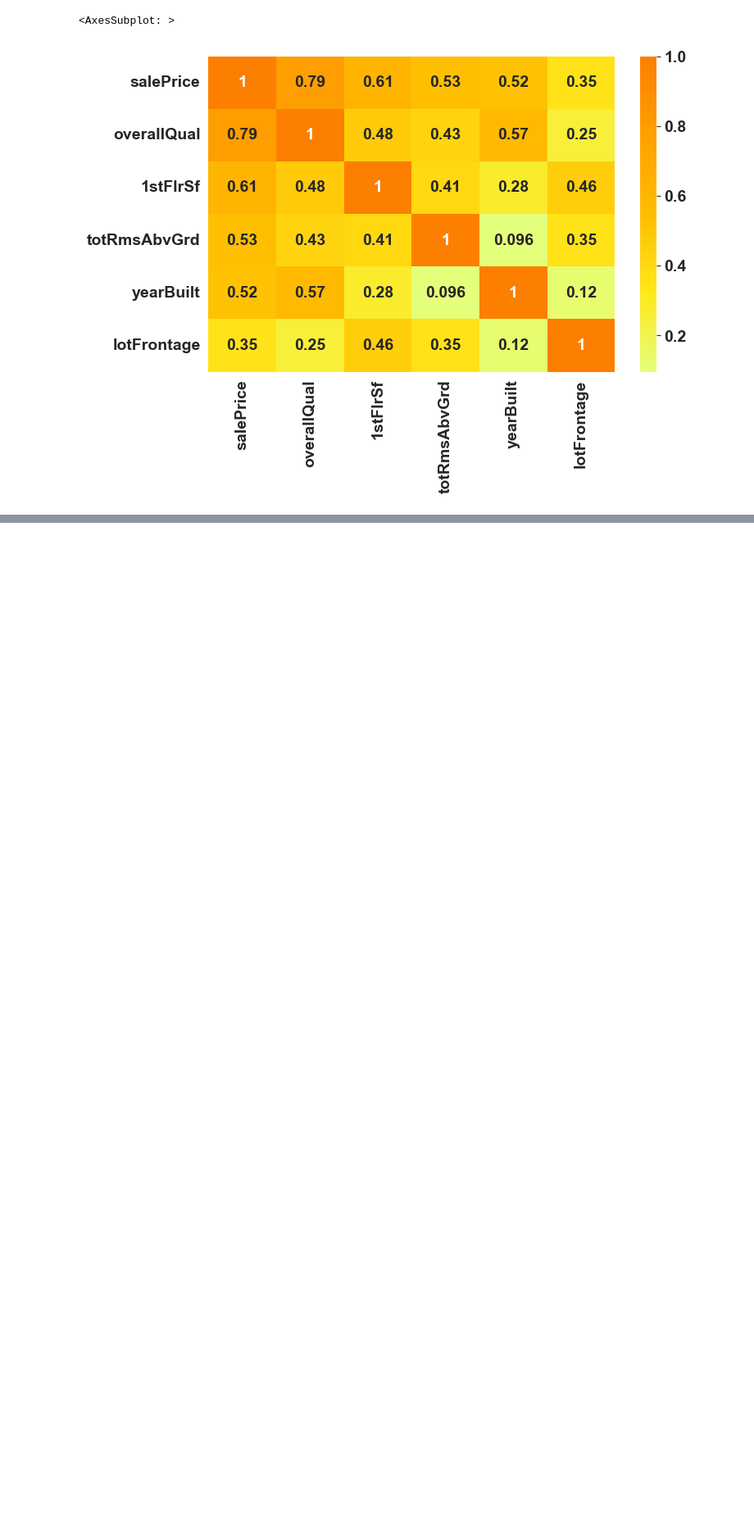
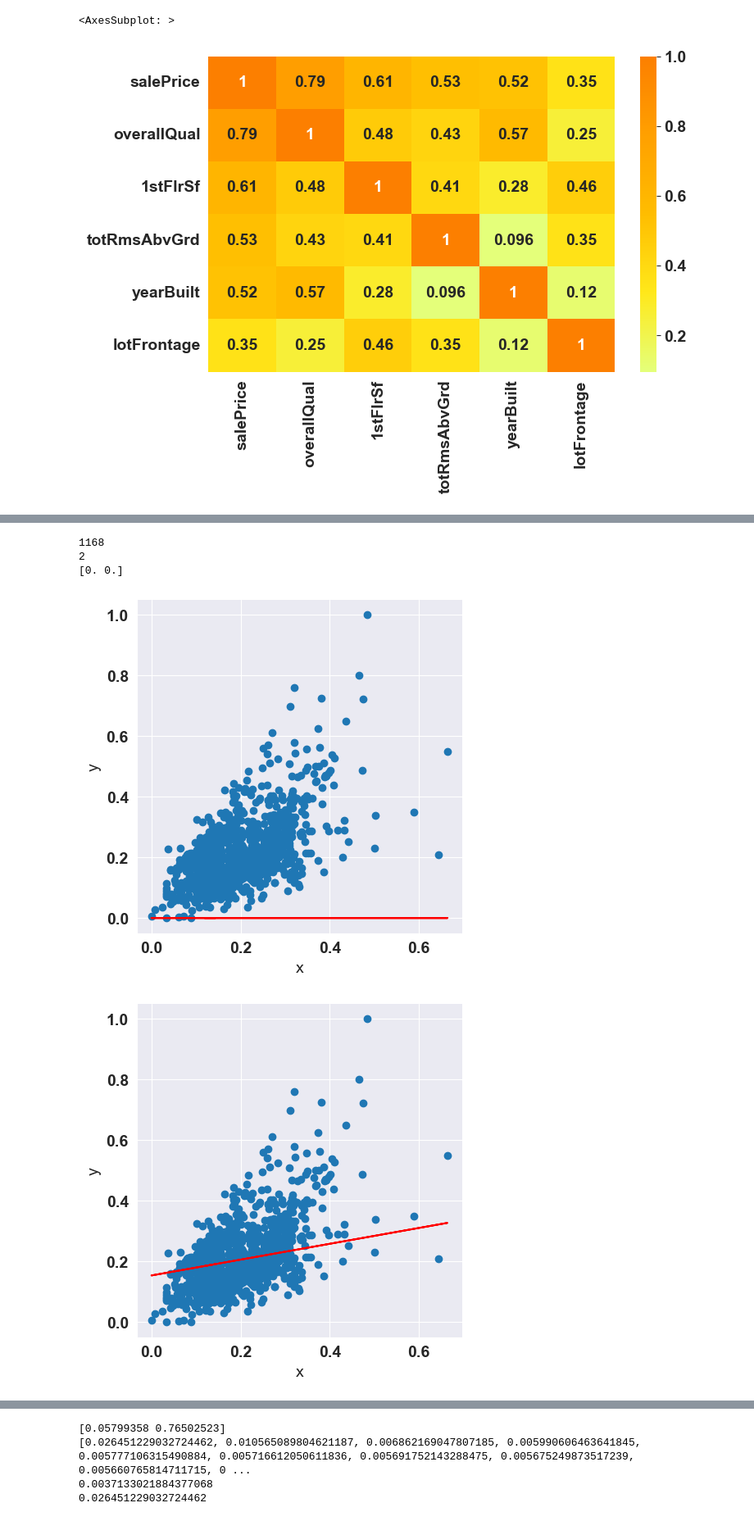
Before and after one commit to Imbravo/linearregression, a Jupyter notebook: linearregressionmodel.ipynb, the cells around one changed output, grey strips where cells are left out. Shown at 82% size. Saved outputs shown, nothing was run; the diff lists cells and outputs as text; code cells hidden in the pictures; blank space fills up the shorter version.

Commit message:
-Basic linear regression using gradient descent -sklearn linear model -Error line plot -sklearn mean squared error

```diff
--- a/linearregressionmodel.ipynb
+++ b/linearregressionmodel.ipynb
@@ -148,0 +149,5 @@ Index(['salePrice', 'overallQual', '1stFlrSf', 'totRmsAbvGrd', 'yearBuilt',
+# %%
+df_normalizado = (df-df.min())/(df.max()-df.min())
+train, test = np.split(df_normalizado, [int(0.80*len(df_normalizado))])
+print(train)
+print(test)
@@ -148,0 +201,12 @@ Index(['salePrice', 'overallQual', '1stFlrSf', 'totRmsAbvGrd', 'yearBuilt',
+# %%
+print(x.values)
+#test_x = x.values.reshape((len(x), 1))
+#print(test_x)
+#print(x.shape[0])
+B = np.ones(len(x))
+print(B)
+print(B.shape)
+print(x.shape)
+A = np.stack([B,x]).T
+print(A)
+print(A.shape)
@@ -148,0 +226,37 @@ Index(['salePrice', 'overallQual', '1stFlrSf', 'totRmsAbvGrd', 'yearBuilt',
+# %%
+A_rows, A_columns = A.shape
+print(A_rows)
+print(A_columns)
+b0b1 = np.zeros(A_columns)
+print(b0b1)
+data_train = pd.DataFrame({'x':x, 'y': y})
+
+for _ in range(epochs):
+    y_pred = A.dot(b0b1)
+    #print(y_pred)
+    #print(y.values)
+    error = y_pred - y.values
+    #print(error)
+    gd = A.T.dot(error) / A_rows
+    #print(A.T.dot(error) / A_rows)
+    b0b1 -= learning_rate * gd
+
+    error = np.sum((y - y_pred) ** 2) / (2 * A_rows)
+    vector_error.append(error)
+    if _ % imprimir_error_cada == 0:
+        g = sns.FacetGrid(data_train, height=5)
+        g = g.map(plt.scatter, 'x', 'y')
+        plt.plot(x, y_pred, color='r')
+        plt.show()
+
+
+print(b0b1)
+print(vector_error)
+print(min(vector_error))
+print(max(vector_error))
+# %% [output]
+1168
+2
+[0. 0.]
+[figure, added]
+[figure, added]
@@ -148,0 +271,4 @@ Index(['salePrice', 'overallQual', '1stFlrSf', 'totRmsAbvGrd', 'yearBuilt',
+[0.05799358 0.76502523]
+[0.026451229032724462, 0.010565089804621187, 0.006862169047807185, 0.005990606463641845, 0.005777106315490884, 0.005716612050611836, 0.005691752143288475, 0.005675249873517239, 0.005660765814711715, 0 ...
+0.0037133021884377068
+0.026451229032724462
```
Also changed, not shown: parts of 15 cells of this notebook.
